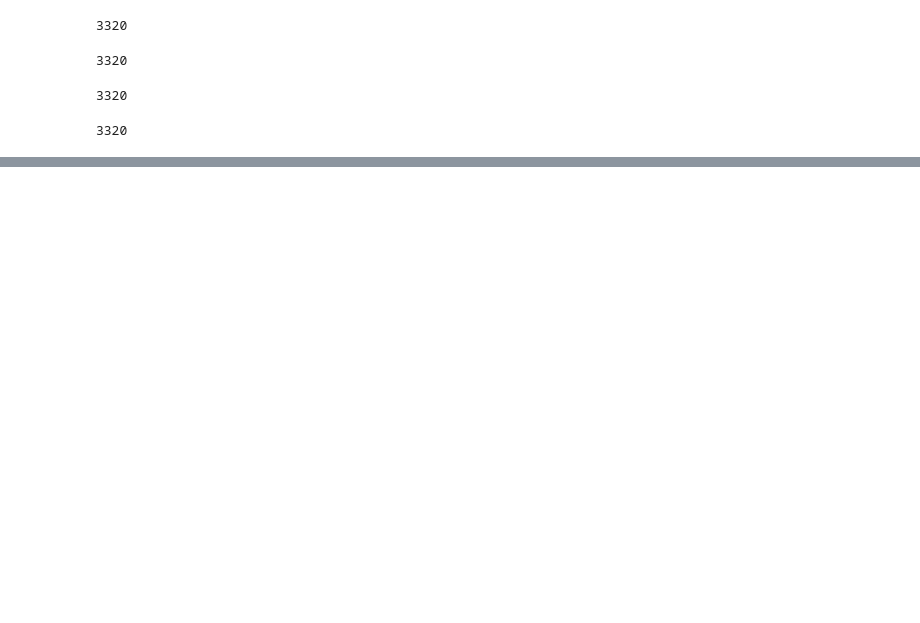
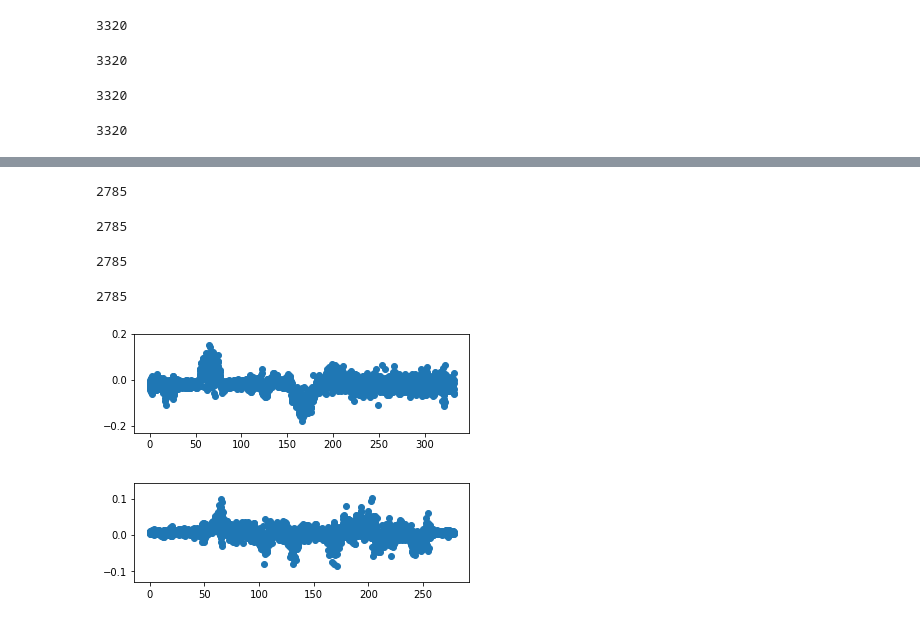
Before and after one commit to soyaoki/Analysis-of-Acceleration, a Jupyter notebook: anayze_all.ipynb, the cells around one changed output, grey strips where cells are left out. Cells and saved outputs as stored; diff of their text form; code cells hidden in the pictures; blank space fills up the shorter version.

```diff
--- a/anayze_all.ipynb
+++ b/anayze_all.ipynb
@@ -52,7 +84,7 @@ print(len(Z))
 # %% [output]
 3320
 # %%
-T = np.arange(0, len(X)*0.1, 0.1)
-print(len(T))
+T_IC = np.arange(0, len(X_IC)*0.1, 0.1)
+print(len(T_IC))
 # %% [output]
 3320
@@ -156,12 +92,0 @@ print(len(Y))
-# %%
-file_name = "ICE/z.txt"
-Z = []
-
-file = open(file_name, 'r')
-
-for line in file.readlines():
-    fname = line.rstrip().split(',') #using rstrip to remove the \n
-    Z.append(float(fname[1]))
-
-file.close()
-print(len(Z))
@@ -251,0 +93,47 @@ plt.plot(X_nd,Y_nd)
+# %%
+file_name = "ICE/x.txt"
+X_ICE = []
+
+file = open(file_name, 'r')
+
+for line in file.readlines():
+    fname = line.rstrip().split(',') #using rstrip to remove the \n
+    X_ICE.append(float(fname[1]))
+
+file.close()
+print(len(X_ICE))
+# %% [output]
+2785
+# %%
+file_name = "ICE/y.txt"
+Y_ICE = []
+
+file = open(file_name, 'r')
+
+for line in file.readlines():
+    fname = line.rstrip().split(',') #using rstrip to remove the \n
+    Y_ICE.append(float(fname[1]))
+
+file.close()
+print(len(Y_ICE))
+# %% [output]
+2785
+# %%
+file_name = "ICE/z.txt"
+Z_ICE = []
+
+file = open(file_name, 'r')
+
+for line in file.readlines():
+    fname = line.rstrip().split(',') #using rstrip to remove the \n
+    Z_ICE.append(float(fname[1]))
+
+file.close()
+print(len(Z_ICE))
+# %% [output]
+2785
+# %%
+T_ICE = np.arange(0, len(X_ICE)*0.1, 0.1)
+print(len(T_ICE))
+# %% [output]
+2785
@@ -251,0 +142,12 @@ plt.plot(X_nd,Y_nd)
+# %%
+plt.subplot(211)
+#plt.plot(T_IC, X_IC)
+plt.scatter(T_IC, X_IC)
+plt.show()
+plt.subplot(212)
+#plt.plot(T_ICE, X_ICE)
+plt.scatter(T_ICE, X_ICE)
+plt.show()
+# %% [output]
+[figure, added]
+[figure, added]
```
Also changed, not shown: parts of 56 cells of this notebook.
